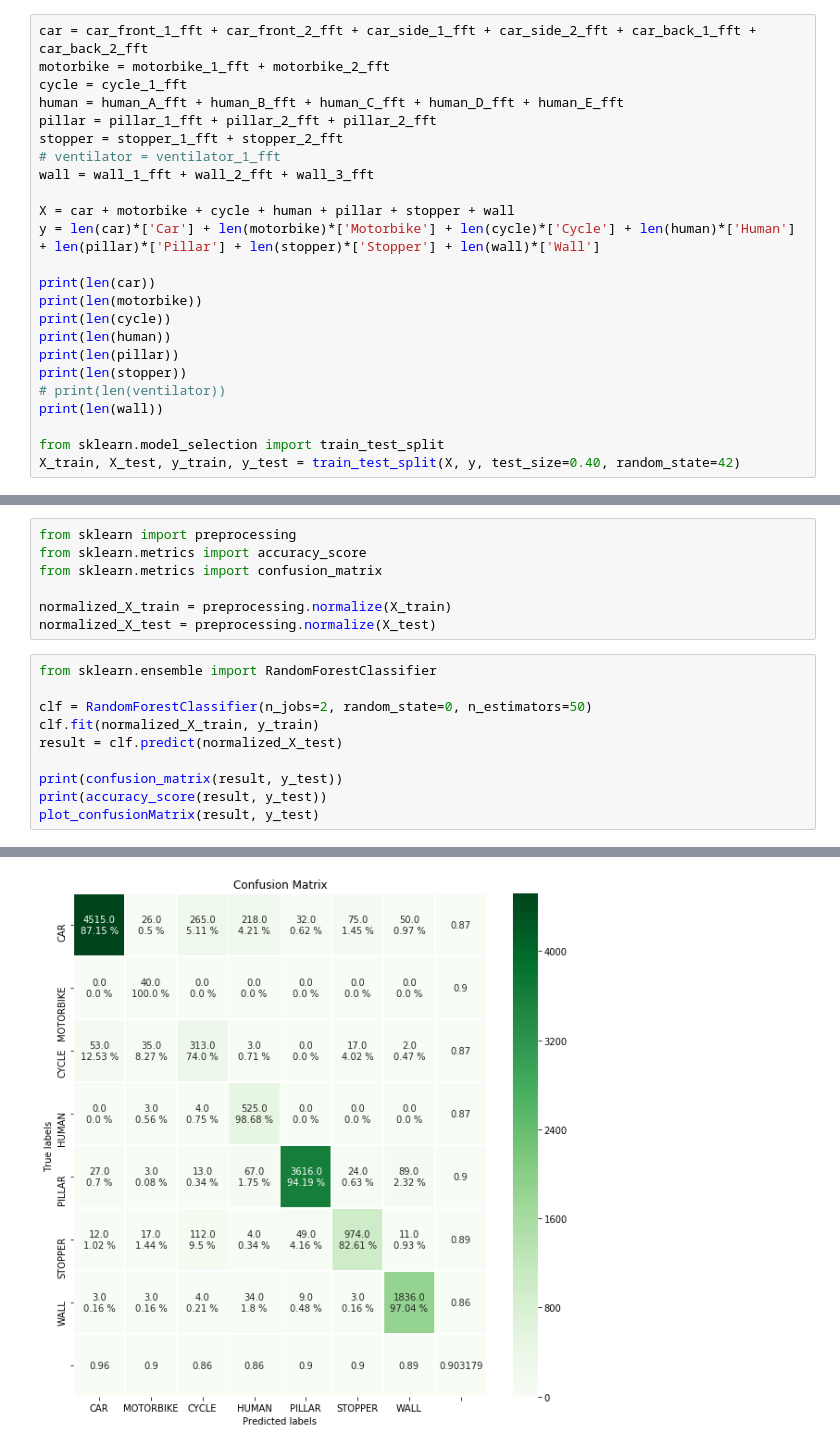
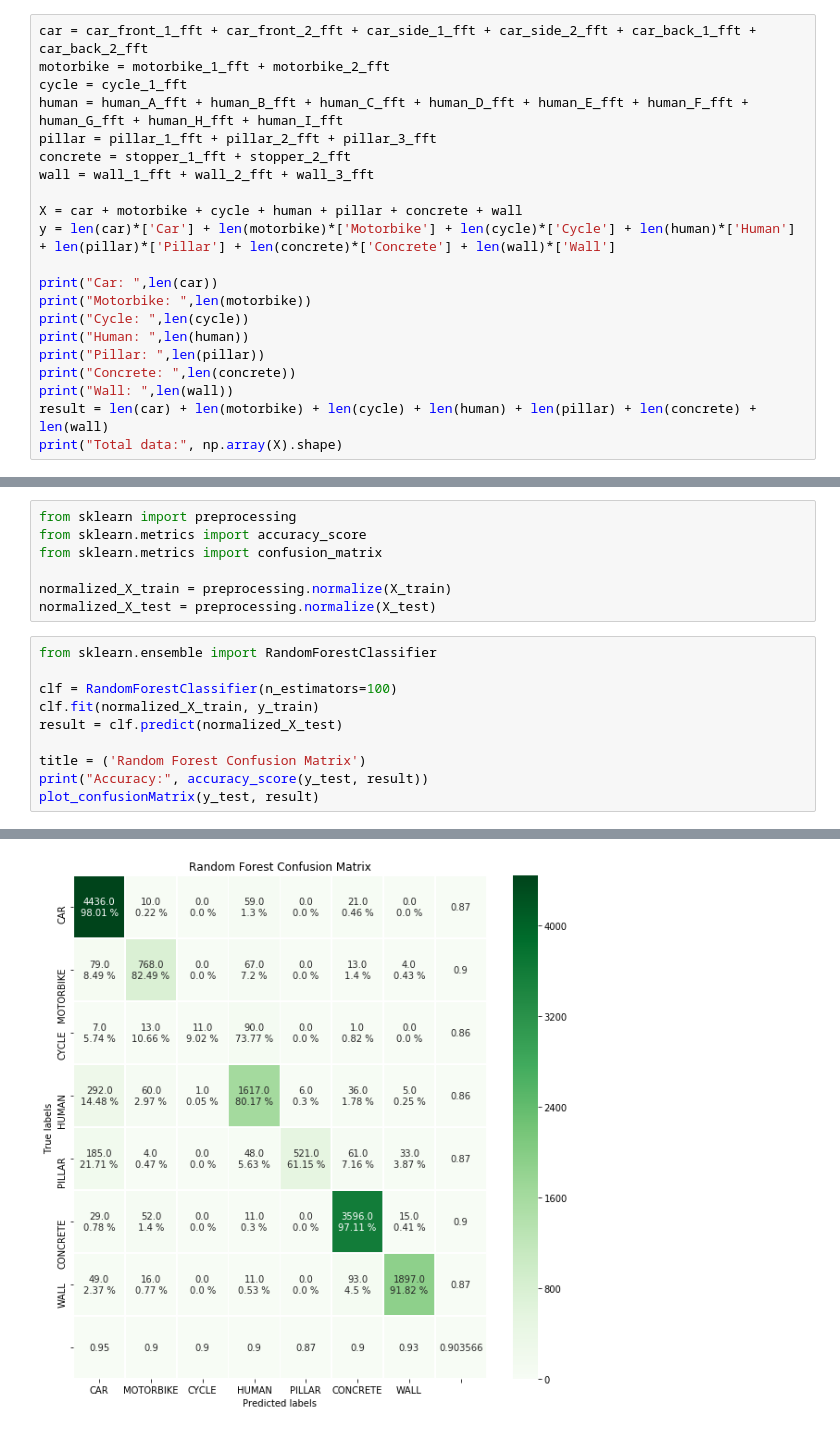
Before and after one commit to KamalByanjankar/MinimizeFeatureVectorUsingPCA, a Jupyter notebook: Implementation_of_ML.ipynb, the cells around one changed output, grey strips where cells are left out. Drawn from its saved outputs; the diff is of its cells as text.

```diff
--- a/Implementation_of_ML.ipynb
+++ b/Implementation_of_ML.ipynb
@@ -80,24 +98,21 @@ wall_3_fft = get_fft_set(wall_3)
 car = car_front_1_fft + car_front_2_fft + car_side_1_fft + car_side_2_fft + car_back_1_fft + car_back_2_fft
 motorbike = motorbike_1_fft + motorbike_2_fft
 cycle = cycle_1_fft
-human = human_A_fft + human_B_fft + human_C_fft + human_D_fft + human_E_fft
-pillar = pillar_1_fft + pillar_2_fft + pillar_2_fft
-stopper = stopper_1_fft + stopper_2_fft
-# ventilator = ventilator_1_fft
+human = human_A_fft + human_B_fft + human_C_fft + human_D_fft + human_E_fft + human_F_fft + human_G_fft + human_H_fft + human_I_fft
+pillar = pillar_1_fft + pillar_2_fft + pillar_3_fft
+concrete = stopper_1_fft + stopper_2_fft
 wall = wall_1_fft + wall_2_fft + wall_3_fft
 
-X = car + motorbike + cycle + human + pillar + stopper + wall
-y = len(car)*['Car'] + len(motorbike)*['Motorbike'] + len(cycle)*['Cycle'] + len(human)*['Human'] + len(pillar)*['Pillar'] + len(stopper)*['Stopper'] + len(wall)*['Wall']
+X = car + motorbike + cycle + human + pillar + concrete + wall
+y = len(car)*['Car'] + len(motorbike)*['Motorbike'] + len(cycle)*['Cycle'] + len(human)*['Human'] + len(pillar)*['Pillar'] + len(concrete)*['Concrete'] + len(wall)*['Wall']
 
-print(len(car))
-print(len(motorbike))
-print(len(cycle))
-print(len(human))
-print(len(pillar))
-print(len(stopper))
-# print(len(ventilator))
-print(len(wall))
-
-from sklearn.model_selection import train_test_split
-X_train, X_test, y_train, y_test = train_test_split(X, y, test_size=0.40, random_state=42)
+print("Car: ",len(car))
+print("Motorbike: ",len(motorbike))
+print("Cycle: ",len(cycle))
+print("Human: ",len(human))
+print("Pillar: ",len(pillar))
+print("Concrete: ",len(concrete))
+print("Wall: ",len(wall))
+result = len(car) + len(motorbike) + len(cycle) + len(human) + len(pillar) + len(concrete) + len(wall)
+print("Total data:", np.array(X).shape)
 # %% [output]
@@ -172,11 +193,11 @@ normalized_X_test = preprocessing.normalize(X_test)
 # %%
 from sklearn.ensemble import RandomForestClassifier
 
-clf = RandomForestClassifier(n_jobs=2, random_state=0, n_estimators=50)
+clf = RandomForestClassifier(n_estimators=100)
 clf.fit(normalized_X_train, y_train)
 result = clf.predict(normalized_X_test)
 
-print(confusion_matrix(result, y_test))
-print(accuracy_score(result, y_test))
-plot_confusionMatrix(result, y_test)
+title = ('Random Forest Confusion Matrix')
+print("Accuracy:", accuracy_score(y_test, result))
+plot_confusionMatrix(y_test, result)
 # %% [output]
@@ -198,4 +219,4 @@ plot_confusionMatrix(result, y_test)
-[figure, old version]
+[figure, new version]
 # %%
 from sklearn.neighbors import KNeighborsClassifier
 
```
Also changed, not shown: parts of 16 cells of this notebook.
